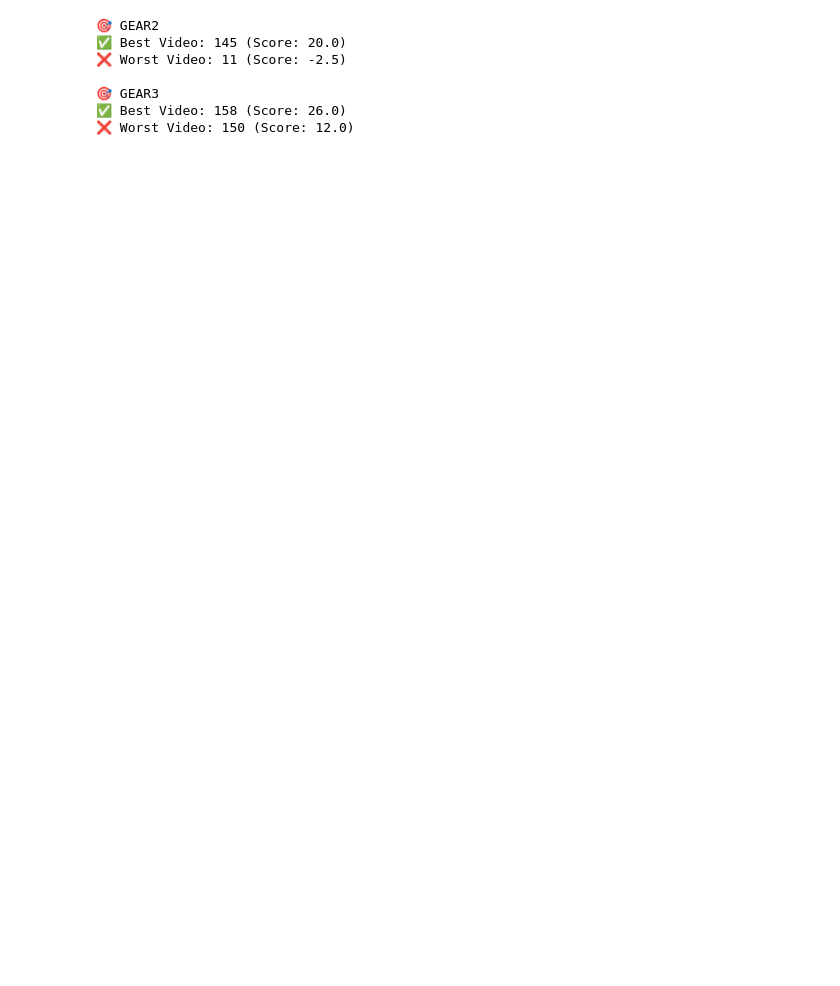
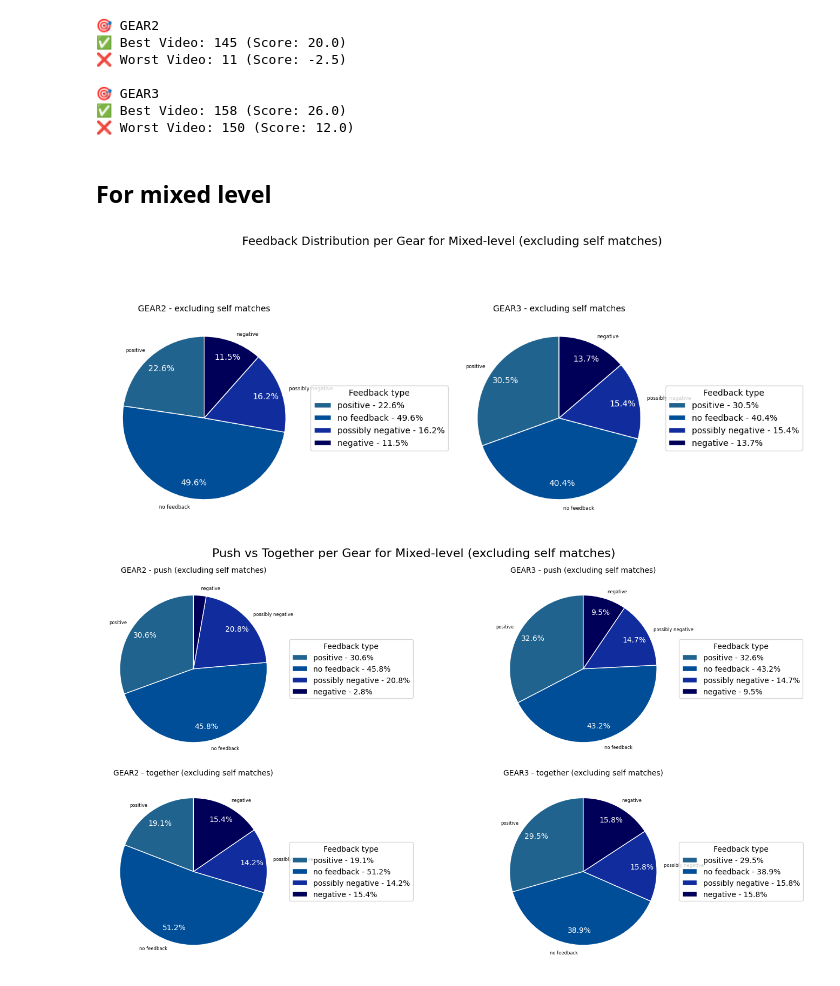
Before and after one commit to brittawi/SkiersProject, a Jupyter notebook: feedback_system/evaluation_of_results/evaluation_wide_legs.ipynb, the cells around one changed output. Cells and saved outputs as stored; diff of their text form; code cells hidden in the pictures; blank space fills up the shorter version.

```diff
--- a/feedback_system/evaluation_of_results/evaluation_wide_legs.ipynb
+++ b/feedback_system/evaluation_of_results/evaluation_wide_legs.ipynb
@@ -157,7 +219,7 @@ gear_scores = {
 }
 
 # Iterate over each video and accumulate scores for each gear
-for video_id, video_data in data.items():
+for video_id, video_data in data_experts.items():
     for gear in ['gear2', 'gear3']:
         score = 0
         for match_type in ['with_self_matches', 'no_self_matches']:
@@ -184,3 +246,17 @@ for gear in ['gear2', 'gear3']:
 🎯 GEAR3
 ✅ Best Video: 158 (Score: 26.0)
 ❌ Worst Video: 150 (Score: 12.0)
+# %% [markdown]
+## For mixed level
+# %%
+# load data
+with open("../../data/feedback_evaluation/evaluation_wide_legs_mixed_level.json") as f:
+    data_mixed_level = json.load(f)
+
+# Generate plots for each match type
+for match_type in ["no_self_matches"]:
+    plot_feedback_pies_grid(data_mixed_level, match_type, "Mixed-level")
+    plot_push_vs_together_grid(data_mixed_level, match_type, "Mixed-level")
+# %% [output]
+[figure, added]
+[figure, added]
```
Also changed, not shown: parts of 8 cells of this notebook, 3 other files.
